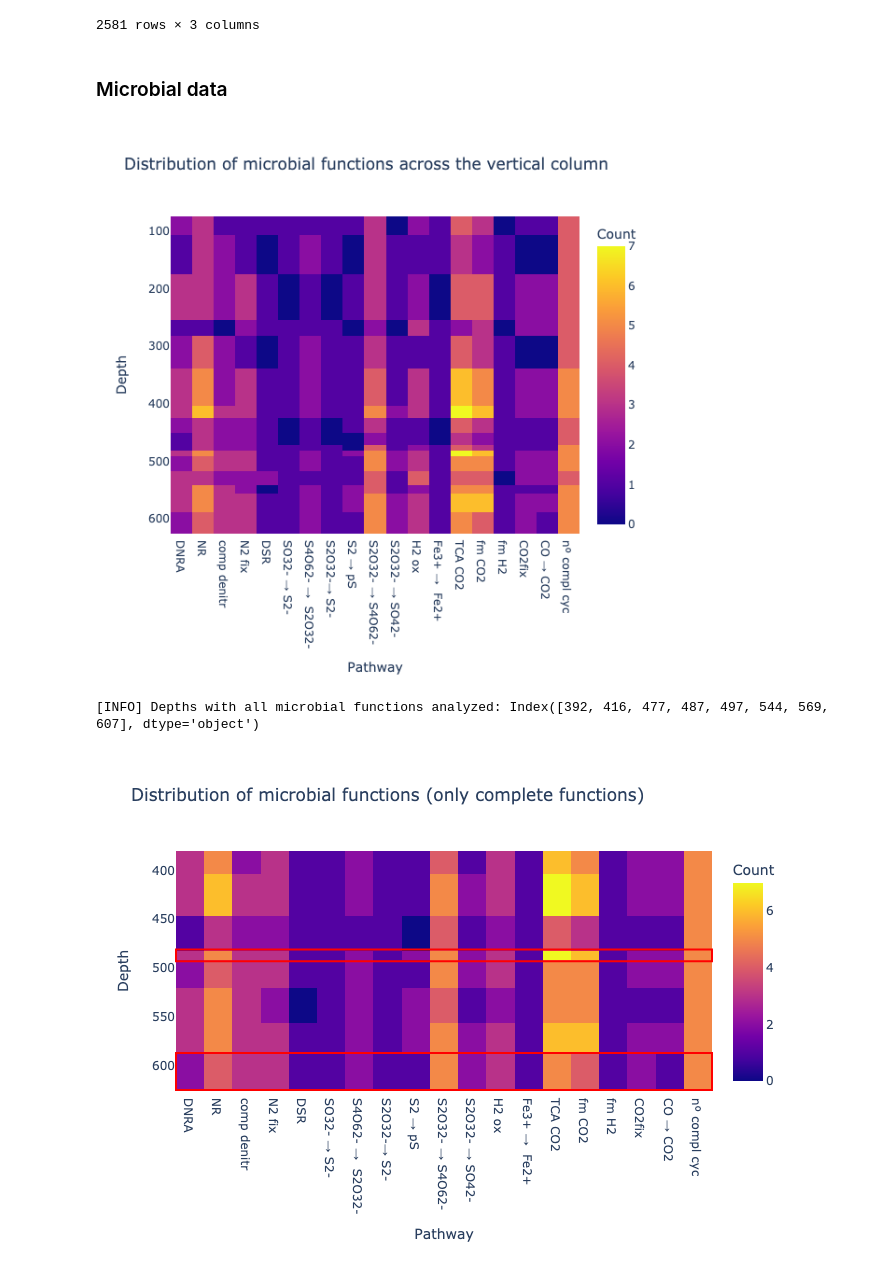
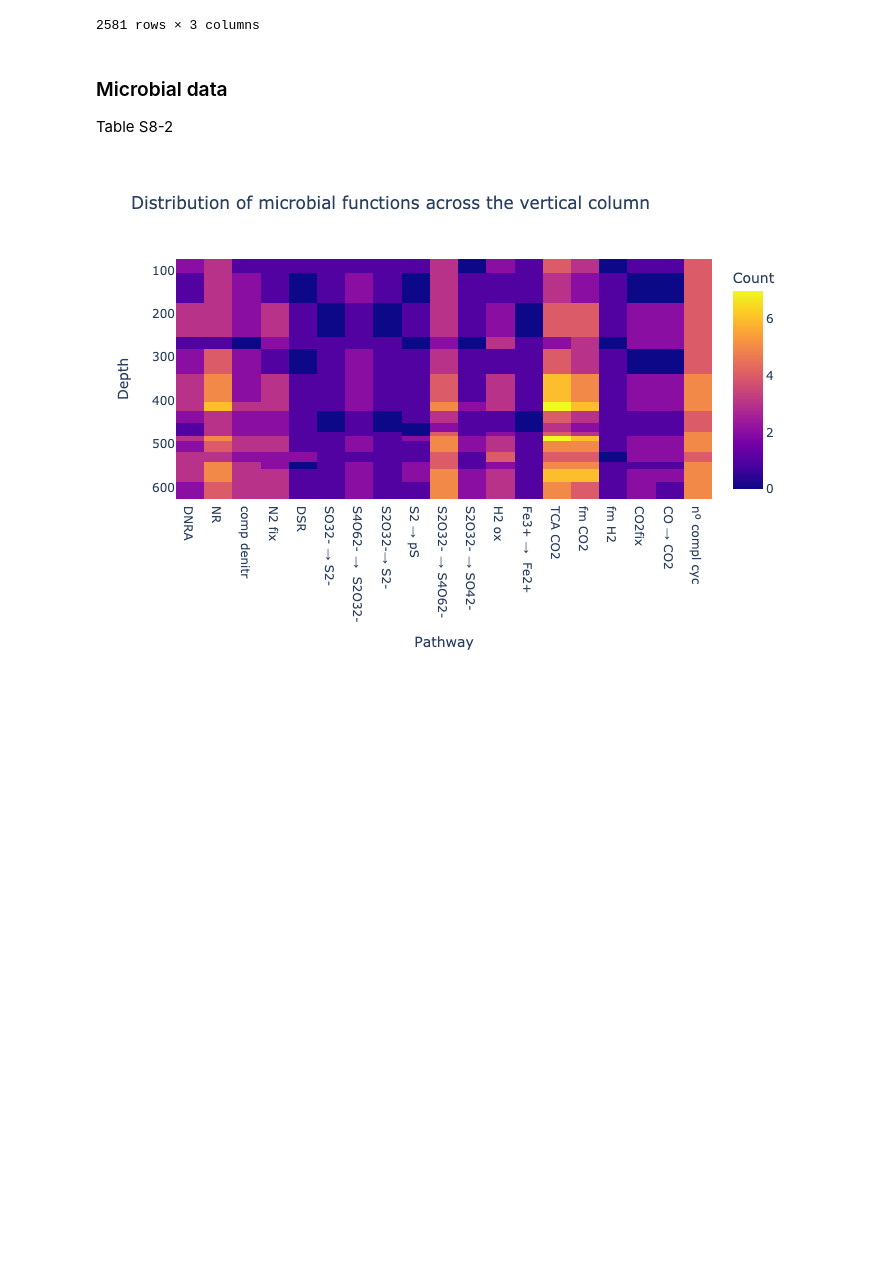
Before and after one commit to guillecg/mars-biofoundry, a Jupyter notebook: notebooks/00-Data.ipynb, the cells around one changed output. Cells and saved outputs as stored; diff of their text form; code cells hidden in the pictures; blank space fills up the shorter version.

```diff
--- a/notebooks/00-Data.ipynb
+++ b/notebooks/00-Data.ipynb
@@ -167,5 +194,7 @@ medium_df
 # %% [markdown]
 ### Microbial data
+
+Table S8-2
 # %%
 # ---------------------------------------------------------------------------- #
 # Table S8-2 - Number of microbial species detected at different depths which
@@ -188,79 +217,31 @@ microbes_df = microbes_df.iloc[:-1, :].copy()
 
 # Drop rows containing the cycles
 microbes_df = microbes_df[
     ~microbes_df["Pathway"].str.endswith(" cycle")
 ]
 
 # Convert to numeric
 numeric_cols = [
     col for col in microbes_df.columns
     if col not in ["Pathway"]
 ]
 microbes_df[numeric_cols] = microbes_df[numeric_cols].apply(
     pd.to_numeric,
     errors="coerce"
 )
 
 fig = px.imshow(
     img=microbes_df[numeric_cols].T.to_numpy(),
     x=microbes_df["Pathway"],
     y=numeric_cols,
     labels=dict(
         x="Pathway",
         y="Depth",
         color="Count"
     ),
     aspect="equal",
-    width=600,
-    height=600,
     title="Distribution of microbial functions across the vertical column"
 )
 fig.show("png")
-
-complete_depths = microbes_df[microbes_df["Pathway"] == "nº compl cyc"]
-complete_depths = complete_depths[complete_depths == 5]\
-    .dropna(axis=1)\
-    .columns
-
-print(
-    "[INFO] Depths with all microbial functions analyzed:",
-    complete_depths
-)
-
-fig = px.imshow(
-    img=microbes_df[complete_depths].T.to_numpy(),
-    x=microbes_df["Pathway"],
-    y=complete_depths,
-    labels=dict(
-        x="Pathway",
-        y="Depth",
-        color="Count"
-    ),
-    aspect="equal",
-    title="Distribution of microbial functions (only complete functions)"
-)
-fig.add_shape(
-    type="rect",
-    x0=0.0,
-    x1=1.0,
-    y0=481,
-    y1=493,
-    xref="paper",
-    yref="y",
-    line_color="red"
-)
-fig.add_shape(
-    type="rect",
-    x0=0.0,
-    x1=1.0,
-    y0=587,
-    y1=625,
-    xref="paper",
-    yref="y",
-    line_color="red"
-)
-fig.show("png")
 # %% [output]
-[figure, old version]
+[figure, new version]
-[INFO] Depths with all microbial functions analyzed: Index([392, 416, 477, 487, 497, 544, 569, 607], dtype='object')
-[figure, removed]
```
Also changed, not shown: parts of 12 cells of this notebook, 1 other file.
